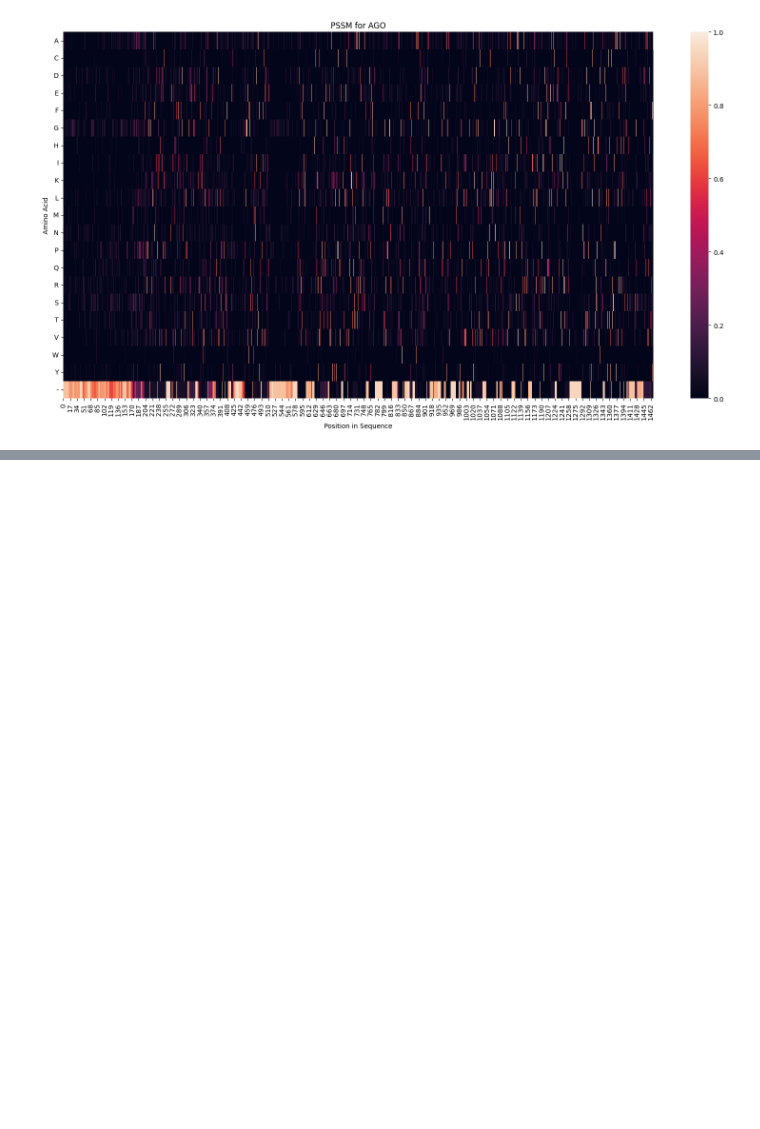
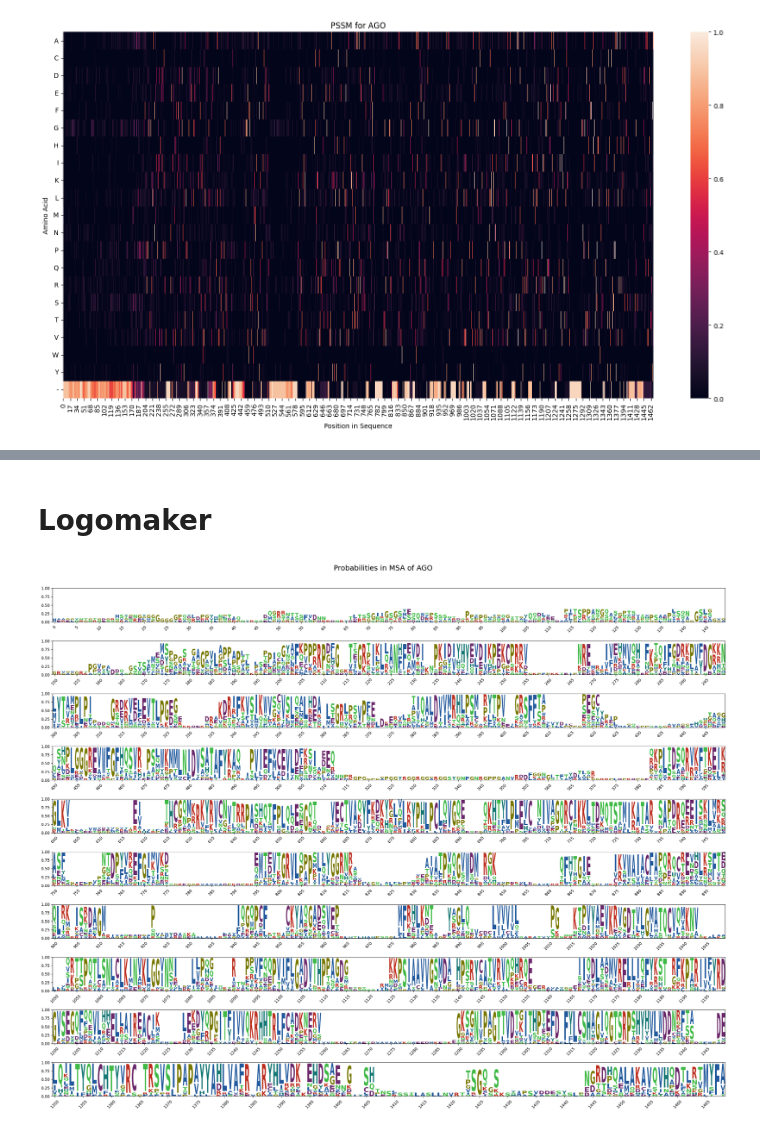
Before and after one commit to MasayukiNagai/ArgonauteAnalysis, a Jupyter notebook: MSA_Analysis.ipynb, the cells around one changed output, grey strips where cells are left out. Saved outputs shown, nothing was run; the diff lists cells and outputs as text; code cells hidden in the pictures; blank space fills up the shorter version.

Commit message:
Add Logomaker

```diff
--- a/MSA_Analysis.ipynb
+++ b/MSA_Analysis.ipynb
@@ -114,0 +135,40 @@ save(p)
+# %% [markdown]
+# Logomaker
+# %%
+import logomaker
+
+### Probabilities
+
+pssm_df = pd.DataFrame(pssm, columns=list(AA_ALPHABETS))
+
+L = len(pssm_df)
+l = 150
+num_rows = L // l + 1
+
+fig, axs = plt.subplots(num_rows, 1, figsize=(24, 2*num_rows))
+
+for i in range(num_rows):
+    pssm_logo = logomaker.Logo(
+        pssm_df.iloc[(i)*l:(i+1)*l, 0:20],
+        color_scheme='NajafabadiEtAl2017',
+        vpad=.1, width=.8, ax=axs[i])
+    pssm_logo.style_xticks(anchor=0, spacing=5, rotation=45)
+    pssm_logo.ax.set_ylim([0, 1])
+
+
+
+plt.tight_layout(rect=[0, 0.03, 1, 0.95])
+
+plt.suptitle(f'Probabilities in MSA of {clade}', fontsize=18)
+
+plt.savefig(f'/home/moon/projects/AgoAnalysis/msa/{clade}.msa.pssm_logo.png')
+plt.show()
+
+# pssm_logo.highlight_position(p=4, color='gold', alpha=.5)
+# pssm_logo.highlight_position(p=26, color='gold', alpha=.5)
+
+# style using Axes methods
+# pssm_logo.ax.set_ylabel('information (bits)')
+# pssm_logo.ax.set_xlim([-1, len(ww_df)])
+# %% [output]
+[figure, added]
```
Also changed, not shown: parts of 10 cells of this notebook.
